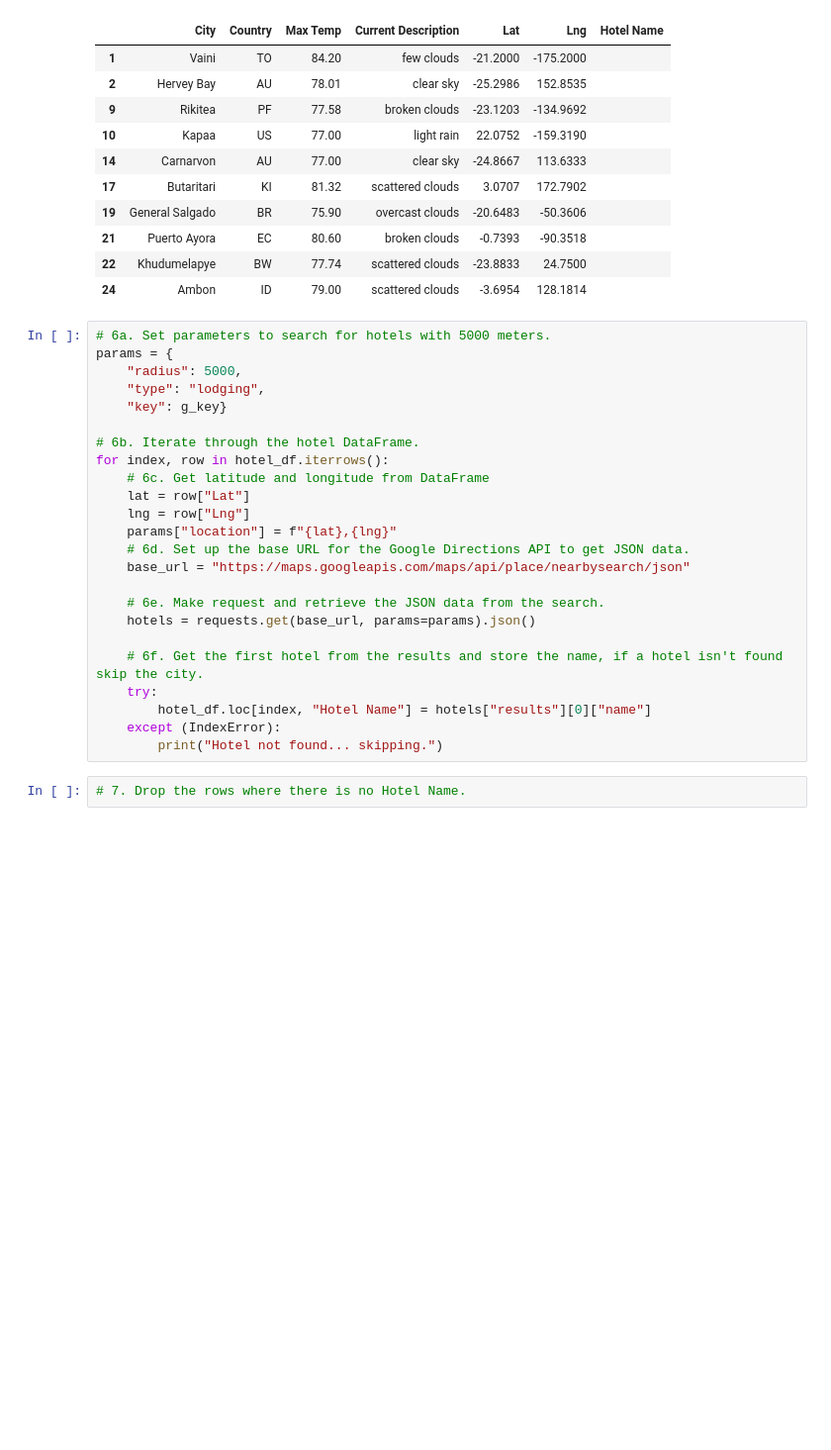
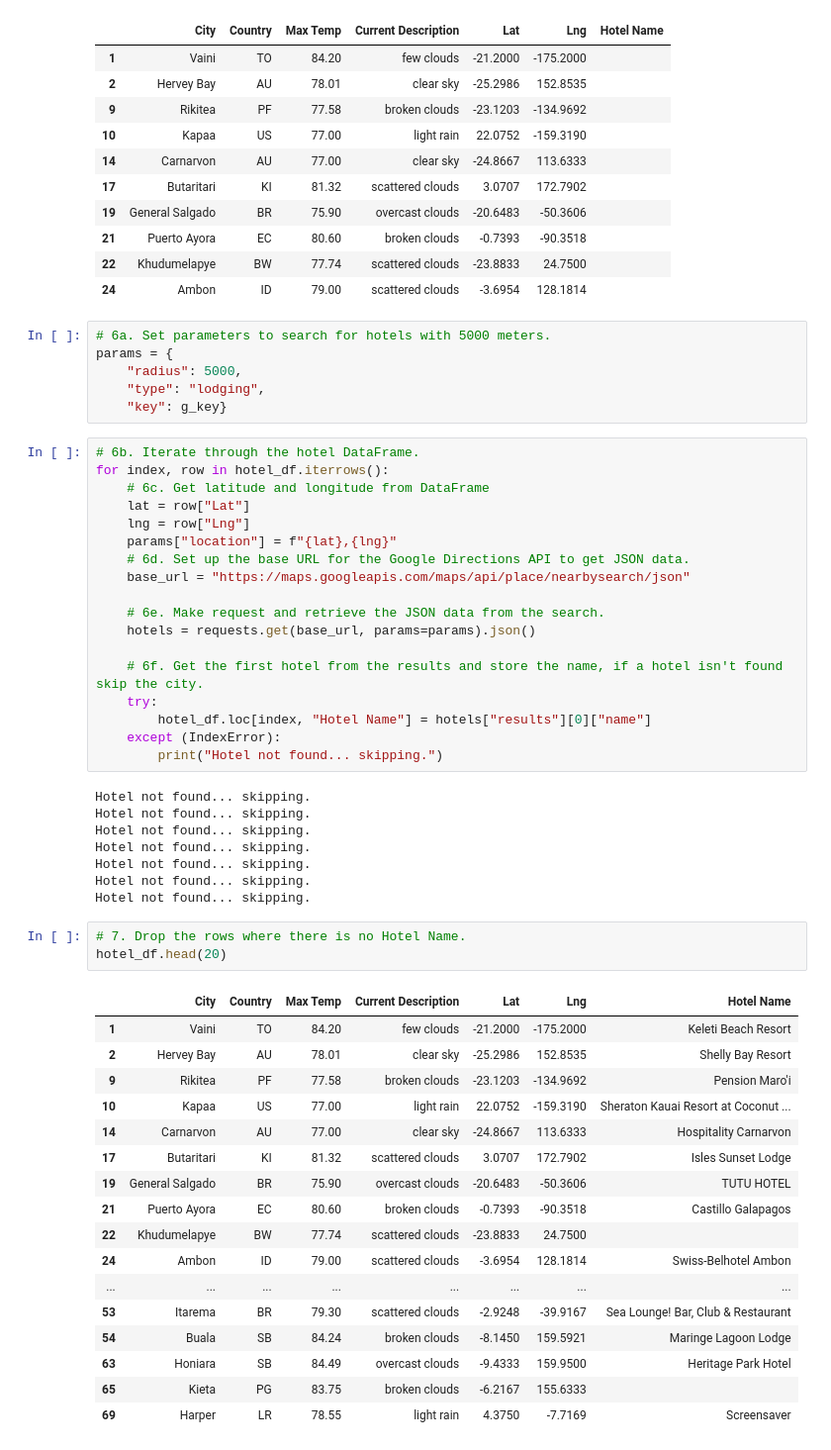
Before and after one commit to AsaHolley/World_Weather_Analysis, a Jupyter notebook: Vacation_Search.ipynb, the cells around one changed output. Shown: that part at 99% size. Drawn from its saved outputs; the diff is of its cells as text; blank space fills up the shorter version.

```diff
--- a/Vacation_Search.ipynb
+++ b/Vacation_Search.ipynb
@@ -83,13 +84,13 @@ hotel_df.head(10)
 | 21 | Puerto Ayora | EC | 80.60 | broken clouds | -0.7393 | -90.3518 |  |
 | 22 | Khudumelapye | BW | 77.74 | scattered clouds | -23.8833 | 24.7500 |  |
 | 24 | Ambon | ID | 79.00 | scattered clouds | -3.6954 | 128.1814 |  |
+# %%
+# 6a. Set parameters to search for hotels with 5000 meters.
+params = {
+    "radius": 5000,
+    "type": "lodging",
+    "key": g_key}
 # %%
-# 6a. Set parameters to search for hotels with 5000 meters.
-params = {
-    "radius": 5000,
-    "type": "lodging",
-    "key": g_key}
-
 # 6b. Iterate through the hotel DataFrame.
 for index, row in hotel_df.iterrows():
     # 6c. Get latitude and longitude from DataFrame
@@ -107,5 +108,32 @@ for index, row in hotel_df.iterrows():
         hotel_df.loc[index, "Hotel Name"] = hotels["results"][0]["name"]
     except (IndexError):
         print("Hotel not found... skipping.")
+# %% [output]
+Hotel not found... skipping.
+Hotel not found... skipping.
+Hotel not found... skipping.
+Hotel not found... skipping.
+Hotel not found... skipping.
+Hotel not found... skipping.
+Hotel not found... skipping.
 # %%
 # 7. Drop the rows where there is no Hotel Name.
+hotel_df.head(20)
+# %% [output]
+|  | City | Country | Max Temp | Current Description | Lat | Lng | Hotel Name |
+| 1 | Vaini | TO | 84.20 | few clouds | -21.2000 | -175.2000 | Keleti Beach Resort |
+| 2 | Hervey Bay | AU | 78.01 | clear sky | -25.2986 | 152.8535 | Shelly Bay Resort |
+| 9 | Rikitea | PF | 77.58 | broken clouds | -23.1203 | -134.9692 | Pension Maro'i |
+| 10 | Kapaa | US | 77.00 | light rain | 22.0752 | -159.3190 | Sheraton Kauai Resort at Coconut ... |
+| 14 | Carnarvon | AU | 77.00 | clear sky | -24.8667 | 113.6333 | Hospitality Carnarvon |
+| 17 | Butaritari | KI | 81.32 | scattered clouds | 3.0707 | 172.7902 | Isles Sunset Lodge |
+| 19 | General Salgado | BR | 75.90 | overcast clouds | -20.6483 | -50.3606 | TUTU HOTEL |
+| 21 | Puerto Ayora | EC | 80.60 | broken clouds | -0.7393 | -90.3518 | Castillo Galapagos |
+| 22 | Khudumelapye | BW | 77.74 | scattered clouds | -23.8833 | 24.7500 |  |
+| 24 | Ambon | ID | 79.00 | scattered clouds | -3.6954 | 128.1814 | Swiss-Belhotel Ambon |
+| ... | ... | ... | ... | ... | ... | ... | ... |
+| 53 | Itarema | BR | 79.30 | scattered clouds | -2.9248 | -39.9167 | Sea Lounge! Bar, Club & Restaurant |
+| 54 | Buala | SB | 84.24 | broken clouds | -8.1450 | 159.5921 | Maringe Lagoon Lodge |
+| 63 | Honiara | SB | 84.49 | overcast clouds | -9.4333 | 159.9500 | Heritage Park Hotel |
+| 65 | Kieta | PG | 83.75 | broken clouds | -6.2167 | 155.6333 |  |
+| 69 | Harper | LR | 78.55 | light rain | 4.3750 | -7.7169 | Screensaver |
```
Also changed, not shown: parts of 5 cells of this notebook, 3 other files.
